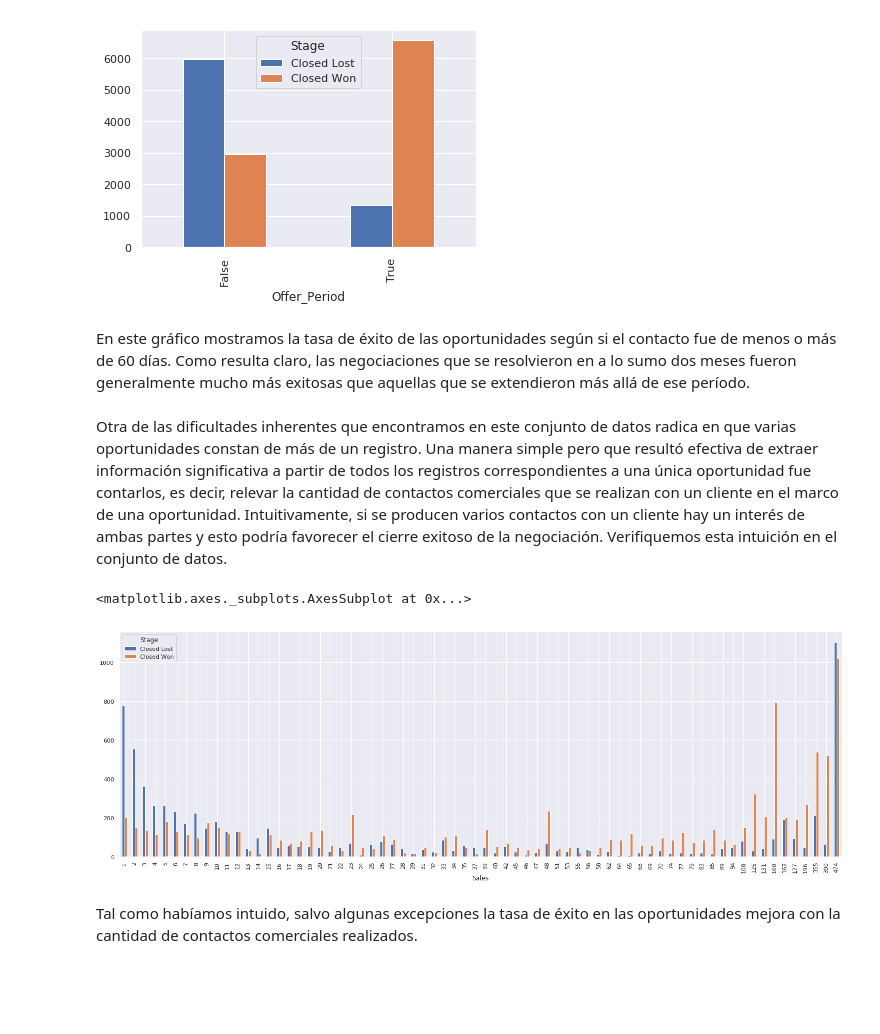
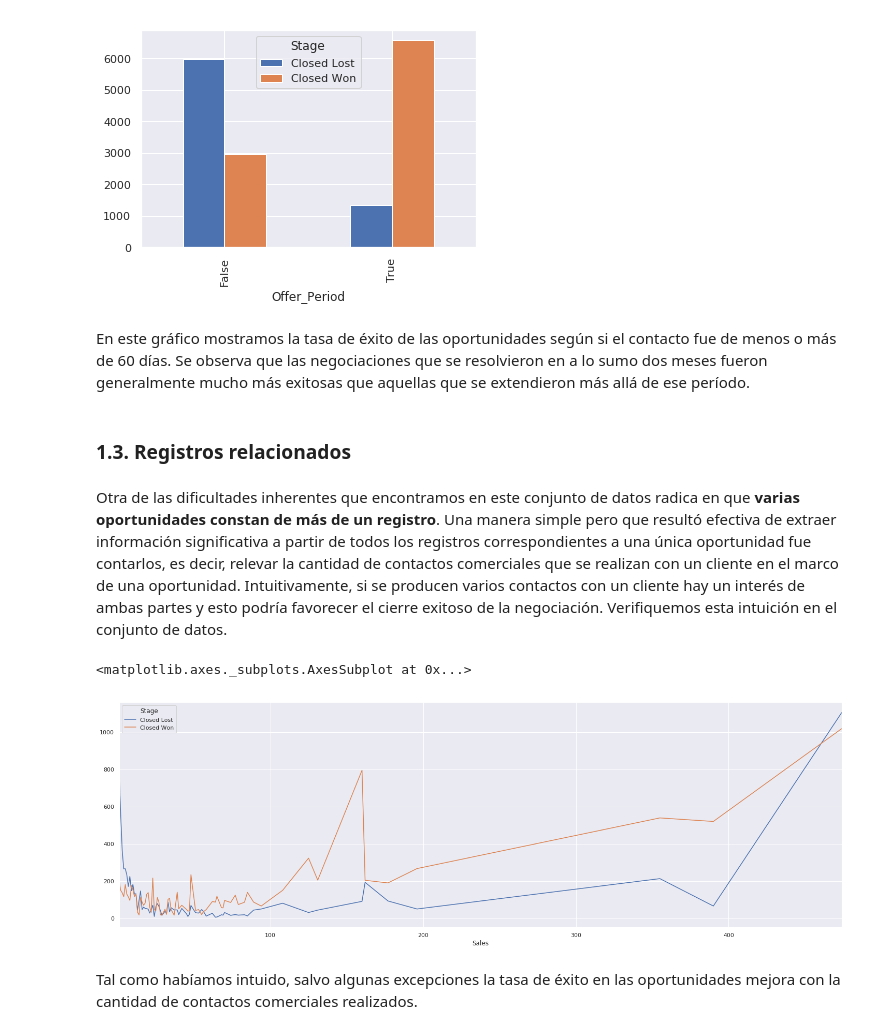
Before and after one commit to eugenusb/Alix2020, a Jupyter notebook: informe.ipynb, the cells around one changed output. Saved outputs shown, nothing was run; the diff lists cells and outputs as text; code cells hidden in the pictures; blank space fills up the shorter version.

```diff
--- a/informe.ipynb
+++ b/informe.ipynb
@@ -20,4 +23,6 @@ Encontramos que de toda la información provista por las columnas en el conjunto
 # %%
+import pandas as pd
 import seaborn as sns
-sns.set()
+import matplotlib.pyplot as plt
+sns.set(style="darkgrid")
 # %%
@@ -62,15 +74,17 @@ pd.crosstab(data.Offer_Period <= 60, data.Stage).plot(kind='bar')
 <matplotlib.axes._subplots.AxesSubplot at 0x...>
 [figure]
 # %% [markdown]
-En este gráfico mostramos la tasa de éxito de las oportunidades según si el contacto fue de menos o más de 60 días. Como resulta claro, las negociaciones que se resolvieron en a lo sumo dos meses fueron generalmente mucho más exitosas que aquellas que se extendieron más allá de ese período.
+En este gráfico mostramos la tasa de éxito de las oportunidades según si el contacto fue de menos o más de 60 días. Se observa que las negociaciones que se resolvieron en a lo sumo dos meses fueron generalmente mucho más exitosas que aquellas que se extendieron más allá de ese período.
+# %% [markdown]
+### 1.3. Registros relacionados
 # %% [markdown]
-Otra de las dificultades inherentes que encontramos en este conjunto de datos radica en que varias oportunidades constan de más de un registro. Una manera simple pero que resultó efectiva de extraer información significativa a partir de todos los registros correspondientes a una única oportunidad fue contarlos, es decir, relevar la cantidad de contactos comerciales que se realizan con un cliente en el marco de una oportunidad. Intuitivamente, si se producen varios contactos con un cliente hay un interés de ambas partes y esto podría favorecer el cierre exitoso de la negociación. Verifiquemos esta intuición en el conjunto de datos.
+Otra de las dificultades inherentes que encontramos en este conjunto de datos radica en que **varias oportunidades constan de más de un registro**. Una manera simple pero que resultó efectiva de extraer información significativa a partir de todos los registros correspondientes a una única oportunidad fue contarlos, es decir, relevar la cantidad de contactos comerciales que se realizan con un cliente en el marco de una oportunidad. Intuitivamente, si se producen varios contactos con un cliente hay un interés de ambas partes y esto podría favorecer el cierre exitoso de la negociación. Verifiquemos esta intuición en el conjunto de datos.
 # %%
 data["Sales"] = data.groupby("Account_Name", sort=False)["Opportunity_ID"].transform(lambda x: x.nunique())
-pd.crosstab(data.Sales, data.Stage).plot(kind='bar', figsize=(25, 8))
+pd.crosstab(data.Sales, data.Stage).plot(kind='line', figsize=(25, 8))
 # %% [output]
 <matplotlib.axes._subplots.AxesSubplot at 0x...>
-[figure, old version]
+[figure, new version]
 # %% [markdown]
 Tal como habíamos intuido, salvo algunas excepciones la tasa de éxito en las oportunidades mejora con la cantidad de contactos comerciales realizados.
 # %% [markdown]
```
Also changed, not shown: parts of 20 cells of this notebook.
